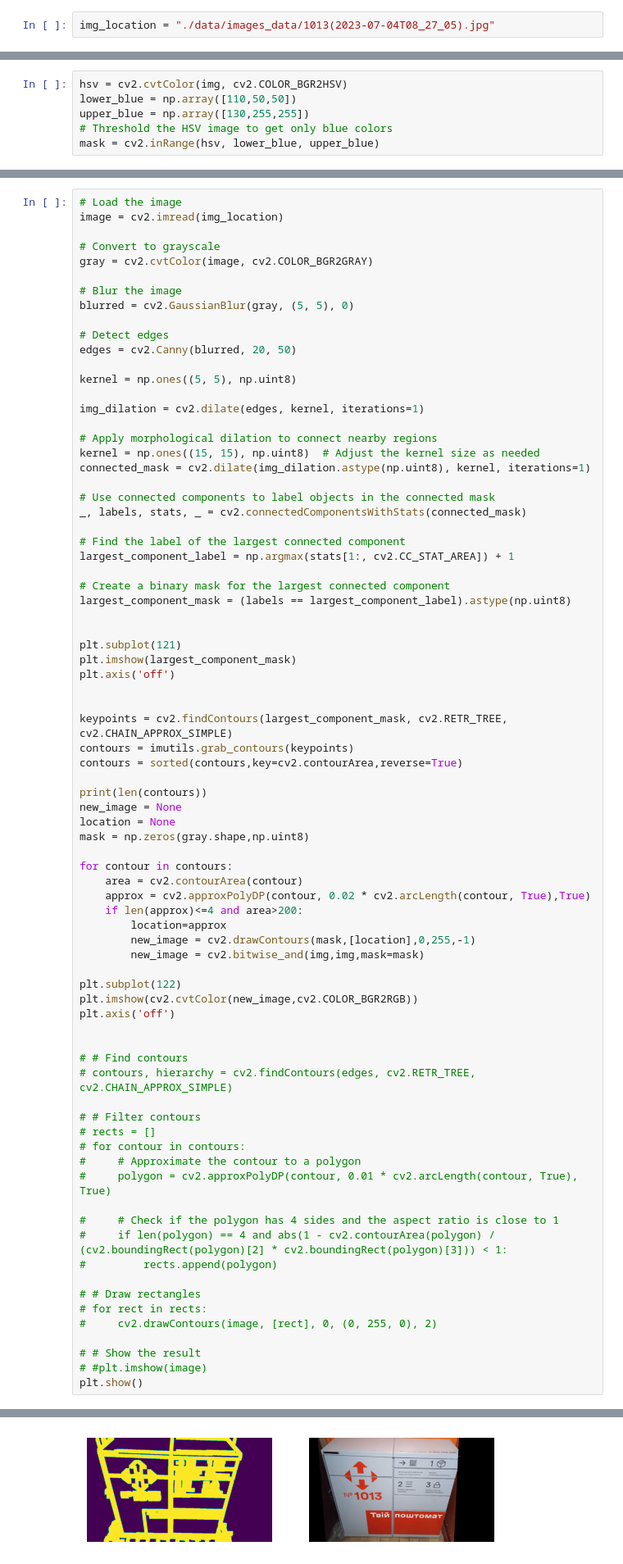
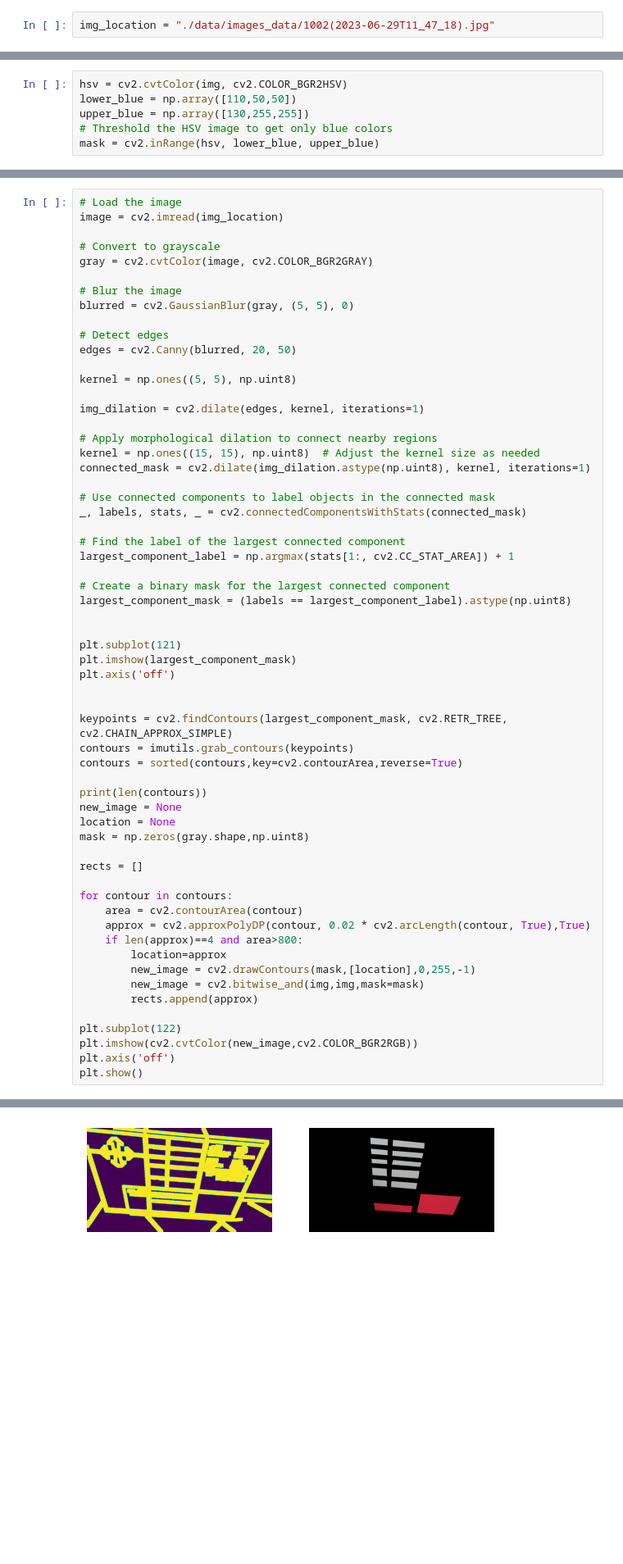
Before and after one commit to TimofiyJ/Meduzzen_Intership, a Jupyter notebook: ML_NovaPoshta_CV/experiments2.ipynb, the cells around one changed output, grey strips where cells are left out. Shown at 82% size. Cells and saved outputs as stored; diff of their text form; blank space fills up the shorter version.

```diff
--- a/ML_NovaPoshta_CV/experiments2.ipynb
+++ b/ML_NovaPoshta_CV/experiments2.ipynb
@@ -10,7 +10,7 @@ from PIL import Image
 from pytesseract import Output
 from matplotlib import pyplot as plt
 # %%
-img_location = "./data/images_data/1013(2023-07-04T08_27_05).jpg"
+img_location = "./data/images_data/1002(2023-06-29T11_47_18).jpg"
 # %%
 img = cv2.imread(img_location)
 plt.imshow(cv2.cvtColor(img, cv2.COLOR_BGR2RGB))
@@ -80,37 +80,19 @@ new_image = None
 location = None
 mask = np.zeros(gray.shape,np.uint8)
 
+rects = []
+
 for contour in contours:
     area = cv2.contourArea(contour)
     approx = cv2.approxPolyDP(contour, 0.02 * cv2.arcLength(contour, True),True)
-    if len(approx)<=4 and area>200:
+    if len(approx)==4 and area>800:
         location=approx
         new_image = cv2.drawContours(mask,[location],0,255,-1)
         new_image = cv2.bitwise_and(img,img,mask=mask)
+        rects.append(approx)
 
 plt.subplot(122)
 plt.imshow(cv2.cvtColor(new_image,cv2.COLOR_BGR2RGB))
 plt.axis('off')
-
-
-# # Find contours
-# contours, hierarchy = cv2.findContours(edges, cv2.RETR_TREE, cv2.CHAIN_APPROX_SIMPLE)
-
-# # Filter contours
-# rects = []
-# for contour in contours:
-#     # Approximate the contour to a polygon
-#     polygon = cv2.approxPolyDP(contour, 0.01 * cv2.arcLength(contour, True), True)
-
-#     # Check if the polygon has 4 sides and the aspect ratio is close to 1
-#     if len(polygon) == 4 and abs(1 - cv2.contourArea(polygon) / (cv2.boundingRect(polygon)[2] * cv2.boundingRect(polygon)[3])) < 1:
-#         rects.append(polygon)
-
-# # Draw rectangles
-# for rect in rects:
-#     cv2.drawContours(image, [rect], 0, (0, 255, 0), 2)
-
-# # Show the result
-# #plt.imshow(image)
 plt.show()
 # %% [output]
@@ -118,4 +100,4 @@ plt.show()
-[figure, old version]
+[figure, new version]
 # %%
 import cv2
 import numpy as np
```
Also changed, not shown: parts of 16 cells of this notebook, 1 other file.
